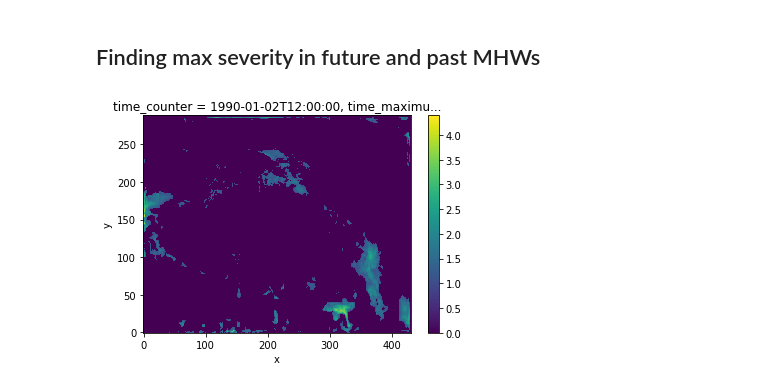
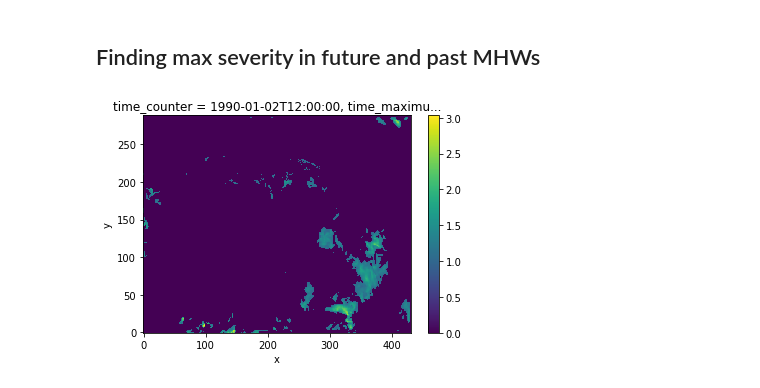
Before and after one commit to ritwik1111/MHW, a Jupyter notebook: Projects/sstPlots/MHW_Statistics.ipynb, the cells around one changed output. Drawn from its saved outputs; the diff is of its cells as text; code cells hidden in the pictures.

```diff
--- a/Projects/sstPlots/MHW_Statistics.ipynb
+++ b/Projects/sstPlots/MHW_Statistics.ipynb
@@ -31,8 +32,8 @@ pastSev = xr.open_dataarray(localDir + 'severityMHWNOW_pastRun.nc')
 # %% [markdown]
 ## Finding max severity in future and past MHWs
 # %%
-futSev.isel(time_counter = 1).plot();
+pastSev.isel(time_counter = 1).plot();
 # %% [output]
-[figure, old version]
+[figure, new version]
 # %%
 futSev = futSev.chunk({'x' : 200, 'y' : 200})
```
Also changed, not shown: parts of 15 cells of this notebook, 3 other files.
